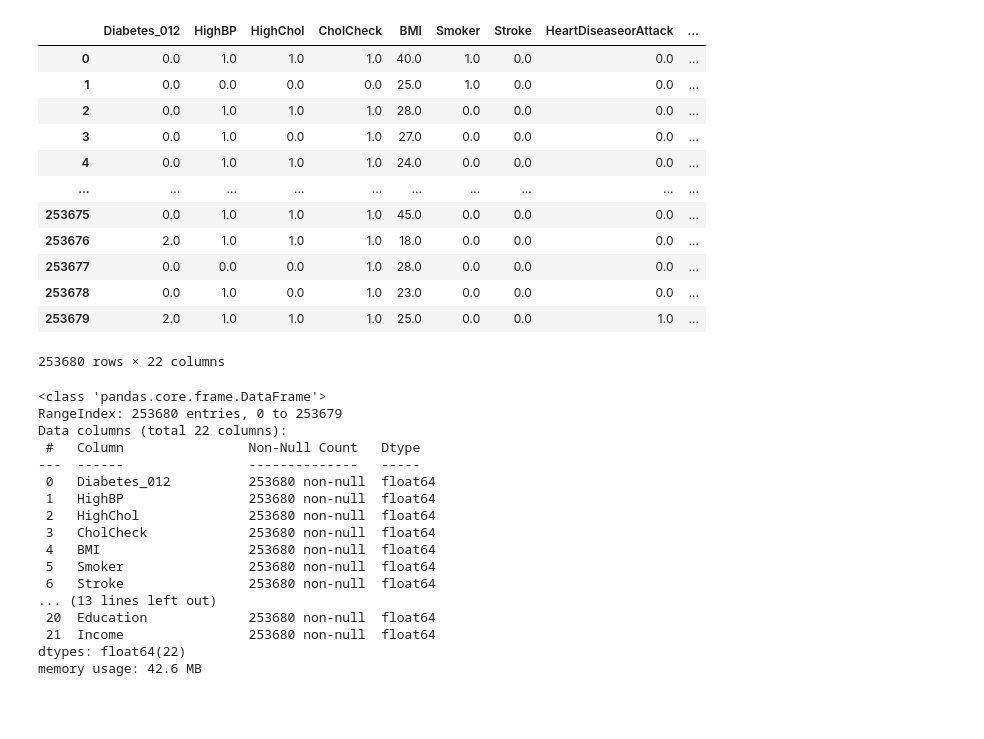
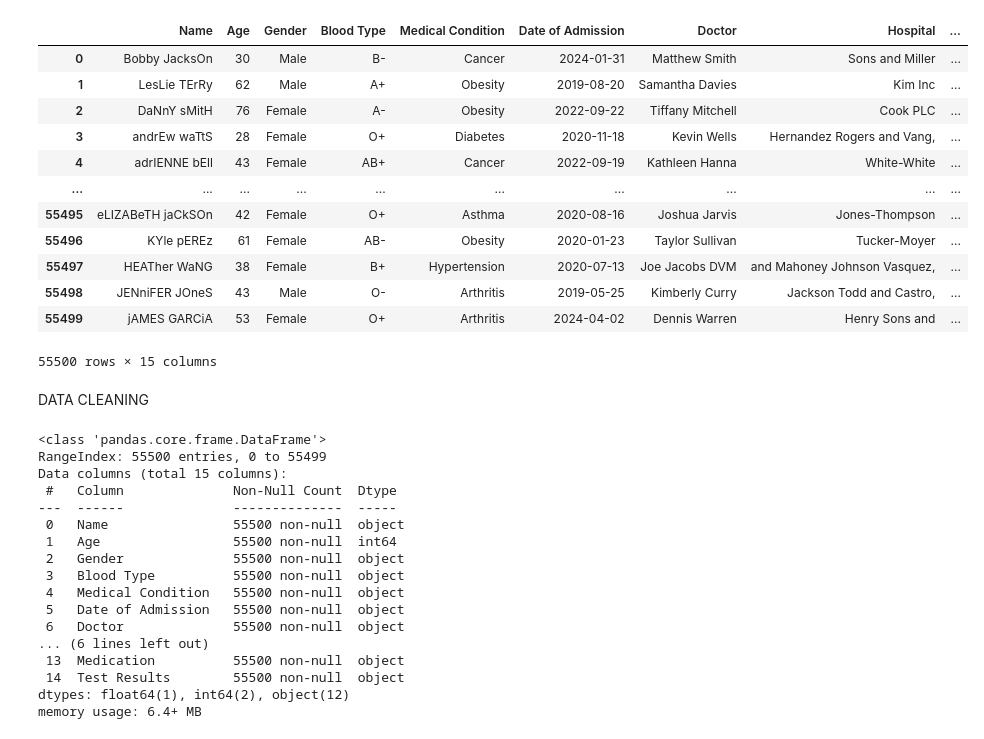
Before and after one commit to gitaukamau/pydata, a Jupyter notebook: capstone.ipynb, the cells around one changed output. Drawn from its saved outputs; the diff is of its cells as text; code cells hidden in the pictures; blank space fills up the shorter version.

```diff
--- a/capstone.ipynb
+++ b/capstone.ipynb
@@ -4,37 +6,39 @@ import numpy as np
 # %%
-data = pd.read_csv('C:\\Users\\Gitau\\desktop\\pydata\\diabetes_012_health_indicators_BRFSS2015.csv.zip')
-data
+rawdata = pd.read_csv('C:\\Users\\Gitau\\desktop\\pydata\\healthcare_dataset.csv.zip')
+rawdata
 # %% [output]
-|  | Diabetes_012 | HighBP | HighChol | CholCheck | BMI | Smoker | Stroke | HeartDiseaseorAttack | ... |
-| 0 | 0.0 | 1.0 | 1.0 | 1.0 | 40.0 | 1.0 | 0.0 | 0.0 | ... |
-| 1 | 0.0 | 0.0 | 0.0 | 0.0 | 25.0 | 1.0 | 0.0 | 0.0 | ... |
-| 2 | 0.0 | 1.0 | 1.0 | 1.0 | 28.0 | 0.0 | 0.0 | 0.0 | ... |
-| 3 | 0.0 | 1.0 | 0.0 | 1.0 | 27.0 | 0.0 | 0.0 | 0.0 | ... |
-| 4 | 0.0 | 1.0 | 1.0 | 1.0 | 24.0 | 0.0 | 0.0 | 0.0 | ... |
+|  | Name | Age | Gender | Blood Type | Medical Condition | Date of Admission | Doctor | Hospital | ... |
+| 0 | Bobby JacksOn | 30 | Male | B- | Cancer | 2024-01-31 | Matthew Smith | Sons and Miller | ... |
+| 1 | LesLie TErRy | 62 | Male | A+ | Obesity | 2019-08-20 | Samantha Davies | Kim Inc | ... |
+| 2 | DaNnY sMitH | 76 | Female | A- | Obesity | 2022-09-22 | Tiffany Mitchell | Cook PLC | ... |
+| 3 | andrEw waTtS | 28 | Female | O+ | Diabetes | 2020-11-18 | Kevin Wells | Hernandez Rogers and Vang, | ... |
+| 4 | adrIENNE bEll | 43 | Female | AB+ | Cancer | 2022-09-19 | Kathleen Hanna | White-White | ... |
 | ... | ... | ... | ... | ... | ... | ... | ... | ... | ... |
-| 253675 | 0.0 | 1.0 | 1.0 | 1.0 | 45.0 | 0.0 | 0.0 | 0.0 | ... |
-| 253676 | 2.0 | 1.0 | 1.0 | 1.0 | 18.0 | 0.0 | 0.0 | 0.0 | ... |
-| 253677 | 0.0 | 0.0 | 0.0 | 1.0 | 28.0 | 0.0 | 0.0 | 0.0 | ... |
-| 253678 | 0.0 | 1.0 | 0.0 | 1.0 | 23.0 | 0.0 | 0.0 | 0.0 | ... |
-| 253679 | 2.0 | 1.0 | 1.0 | 1.0 | 25.0 | 0.0 | 0.0 | 1.0 | ... |
+| 55495 | eLIZABeTH jaCkSOn | 42 | Female | O+ | Asthma | 2020-08-16 | Joshua Jarvis | Jones-Thompson | ... |
+| 55496 | KYle pEREz | 61 | Female | AB- | Obesity | 2020-01-23 | Taylor Sullivan | Tucker-Moyer | ... |
+| 55497 | HEATher WaNG | 38 | Female | B+ | Hypertension | 2020-07-13 | Joe Jacobs DVM | and Mahoney Johnson Vasquez, | ... |
+| 55498 | JENniFER JOneS | 43 | Male | O- | Arthritis | 2019-05-25 | Kimberly Curry | Jackson Todd and Castro, | ... |
+| 55499 | jAMES GARCiA | 53 | Female | O+ | Arthritis | 2024-04-02 | Dennis Warren | Henry Sons and | ... |
-253680 rows × 22 columns
+55500 rows × 15 columns
+# %% [markdown]
+DATA CLEANING
 # %%
-data.info()
+rawdata.info()
 # %% [output]
 <class 'pandas.core.frame.DataFrame'>
-RangeIndex: 253680 entries, 0 to 253679
-Data columns (total 22 columns):
- #   Column                Non-Null Count   Dtype
----  ------                --------------   -----
- 0   Diabetes_012          253680 non-null  float64
- 1   HighBP                253680 non-null  float64
- 2   HighChol              253680 non-null  float64
- 3   CholCheck             253680 non-null  float64
- 4   BMI                   253680 non-null  float64
- 5   Smoker                253680 non-null  float64
- 6   Stroke                253680 non-null  float64
-... (13 lines left out)
- 20  Education             253680 non-null  float64
- 21  Income                253680 non-null  float64
-dtypes: float64(22)
-memory usage: 42.6 MB
+RangeIndex: 55500 entries, 0 to 55499
+Data columns (total 15 columns):
+ #   Column              Non-Null Count  Dtype
+---  ------              --------------  -----
+ 0   Name                55500 non-null  object
+ 1   Age                 55500 non-null  int64
+ 2   Gender              55500 non-null  object
+ 3   Blood Type          55500 non-null  object
+ 4   Medical Condition   55500 non-null  object
+ 5   Date of Admission   55500 non-null  object
+ 6   Doctor              55500 non-null  object
+... (6 lines left out)
+ 13  Medication          55500 non-null  object
+ 14  Test Results        55500 non-null  object
+dtypes: float64(1), int64(2), object(12)
+memory usage: 6.4+ MB
```
Also changed, not shown: parts of 34 cells of this notebook, 2 other files.
